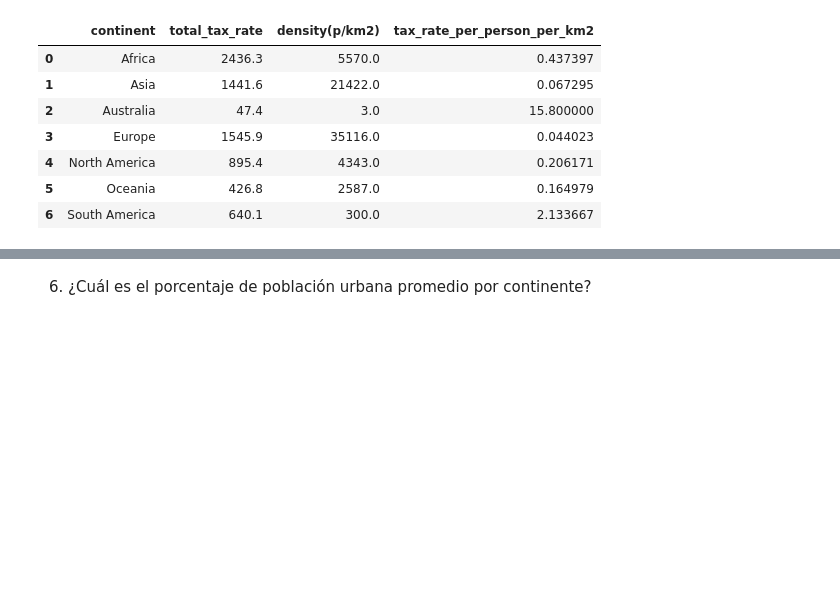
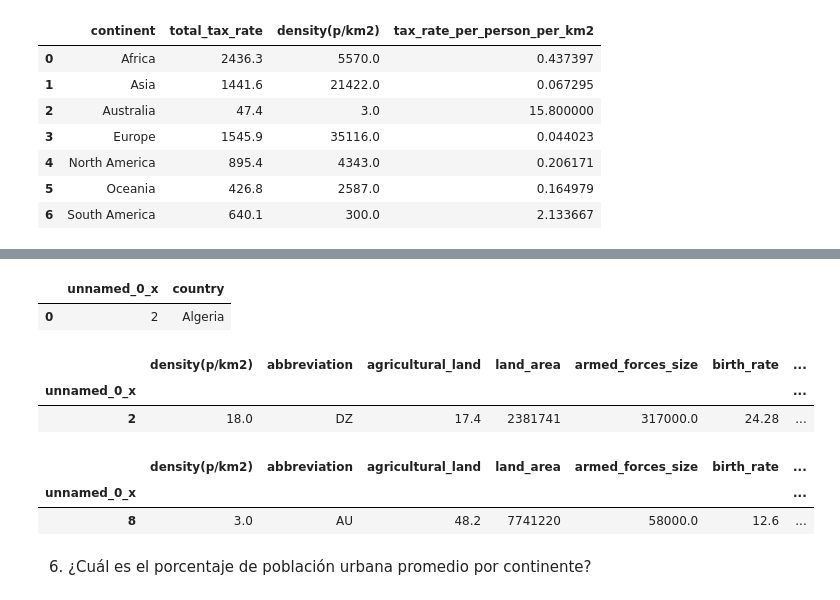
Before and after one commit to raquelmartinrodriguez/promoG_modulo3_sprint1_pairprogramming_MirnaOspino_RaquelMartin, a Jupyter notebook: pair_5_programming._goupby_apply.ipynb, the cells around one changed output, grey strips where cells are left out. Cells and saved outputs as stored; diff of their text form; code cells hidden in the pictures; blank space fills up the shorter version.

```diff
--- a/pair_5_programming._goupby_apply.ipynb
+++ b/pair_5_programming._goupby_apply.ipynb
@@ -468,3 +541,23 @@ df_merged
+# %%
+df_maximo_pais= df['country'][df['tax_rate_per_person_per_km2'] == max_tax_rate_per_person_per_km2_pais]
+df_maximo_pais.reset_index()
+# %% [output]
+|  | unnamed_0_x | country |
+| 0 | 2 | Algeria |
+# %%
+fila_algeria = df.loc[df['country'] == 'Algeria']
+fila_algeria
+# %% [output]
+|  | density(p/km2) | abbreviation | agricultural_land | land_area | armed_forces_size | birth_rate | ... |
+| unnamed_0_x |  |  |  |  |  |  | ... |
+| 2 | 18.0 | DZ | 17.4 | 2381741 | 317000.0 | 24.28 | ... |
+# %%
+fila_continent = df.loc[df['continent'] =="Australia"]
+fila_continent
+# %% [output]
+|  | density(p/km2) | abbreviation | agricultural_land | land_area | armed_forces_size | birth_rate | ... |
+| unnamed_0_x |  |  |  |  |  |  | ... |
+| 8 | 3.0 | AU | 48.2 | 7741220 | 58000.0 | 12.6 | ... |
 # %% [markdown]
 6. ¿Cuál es el porcentaje de población urbana promedio por continente?
 # %%
```
Also changed, not shown: parts of 31 cells of this notebook.
